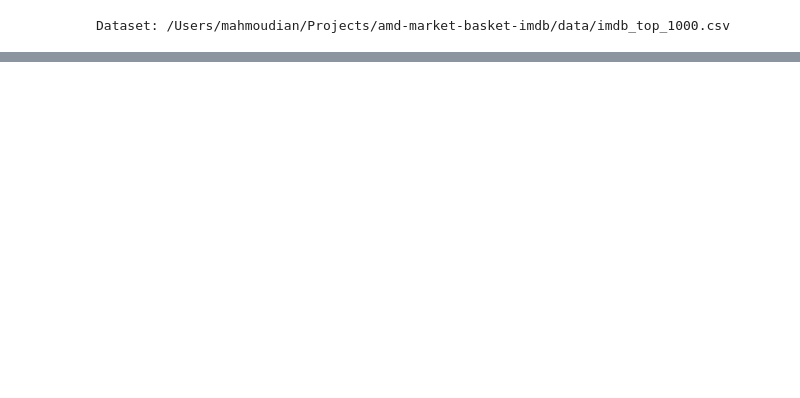
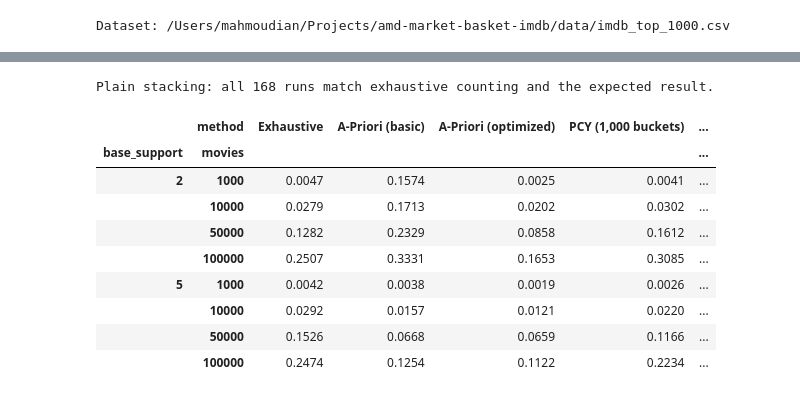
Before and after one commit to TheRealMamoot/amd-market-basket-imdb, a Jupyter notebook: main.ipynb, the cells around one changed output, grey strips where cells are left out. Drawn from its saved outputs; the diff is of its cells as text; code cells hidden in the pictures; blank space fills up the shorter version.

```diff
--- a/main.ipynb
+++ b/main.ipynb
@@ -111,0 +424,30 @@ movies[["Series_Title", "Star1", "Star2", "Star3", "Star4"]].head()
+# %%
+from src.experiments import run_experiments
+
+names = {"exhaustive": "Exhaustive", "apriori": "A-Priori (basic)", "apriori_optimized": "A-Priori (optimized)"}
+methods = list(names.values()) + [f"PCY ({num_buckets:,} buckets)" for num_buckets in BUCKETS]
+
+
+def label_runs(rows):
+    frame = pd.DataFrame(rows)
+    frame["method"] = [
+        f"PCY ({num_buckets:,} buckets)" if algorithm == "pcy" else names[algorithm]
+        for algorithm, num_buckets in zip(frame["algorithm"], frame["buckets"])
+    ]
+    frame["pair_counters"] = pd.to_numeric(frame["pair_counters"], errors="coerce")
+    return frame
+
+
+def pair_label(method):
+    return f"{method}: candidate pairs" if method == "A-Priori (basic)" else f"{method}: pair counters"
+
+
+measurements = label_runs(run_experiments(baskets, SUPPORTS, REPEATS, buckets=BUCKETS, verbose=False))
+
+summary = measurements.groupby(["min_support", "method"]).agg(
+    median_s=("runtime_seconds", "median"),
+    pairs_stored=("pair_counters", "first"),
+)
+print(f"All {len(measurements)} runs match exhaustive counting.")
+display(summary["median_s"].unstack()[methods].round(4))
+display(summary["pairs_stored"].unstack()[methods[1:]].astype(int).rename(columns=pair_label))
@@ -111,0 +546,22 @@ movies[["Series_Title", "Star1", "Star2", "Star3", "Star4"]].head()
+# %%
+from src.experiments import run_scaling_experiments
+
+plain = label_runs(
+    run_scaling_experiments(
+        baskets, COPY_COUNTS, SCALING_SUPPORTS, REPEATS, "plain", list(names)[1:] + ["pcy"], BUCKETS, verbose=False
+    )
+)
+print(f"Plain stacking: all {len(plain)} runs match exhaustive counting and the expected result.")
+plain.groupby(["base_support", "movies", "method"])["runtime_seconds"].median().unstack()[methods].round(4)
+# %% [output]
+Plain stacking: all 168 runs match exhaustive counting and the expected result.
+|  | method | Exhaustive | A-Priori (basic) | A-Priori (optimized) | PCY (1,000 buckets) | ... |
+| base_support | movies |  |  |  |  | ... |
+| 2 | 1000 | 0.0047 | 0.1574 | 0.0025 | 0.0041 | ... |
+|  | 10000 | 0.0279 | 0.1713 | 0.0202 | 0.0302 | ... |
+|  | 50000 | 0.1282 | 0.2329 | 0.0858 | 0.1612 | ... |
+|  | 100000 | 0.2507 | 0.3331 | 0.1653 | 0.3085 | ... |
+| 5 | 1000 | 0.0042 | 0.0038 | 0.0019 | 0.0026 | ... |
+|  | 10000 | 0.0292 | 0.0157 | 0.0121 | 0.0220 | ... |
+|  | 50000 | 0.1526 | 0.0668 | 0.0659 | 0.1166 | ... |
+|  | 100000 | 0.2474 | 0.1254 | 0.1122 | 0.2234 | ... |
```
Also changed, not shown: parts of 51 cells of this notebook, 2 other files.
